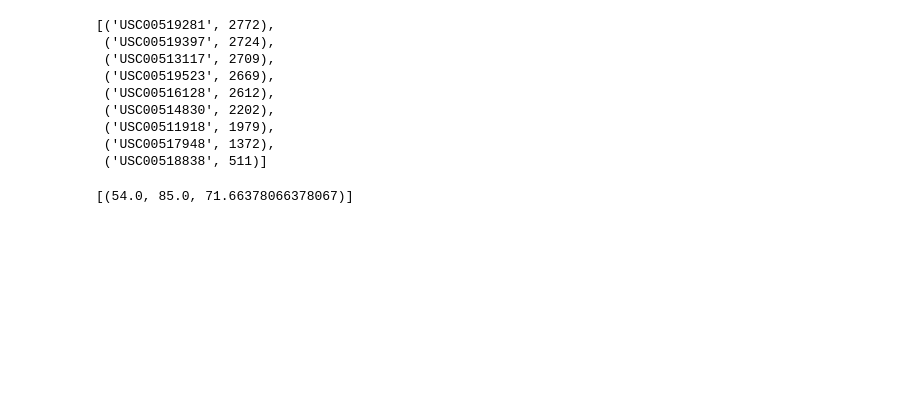
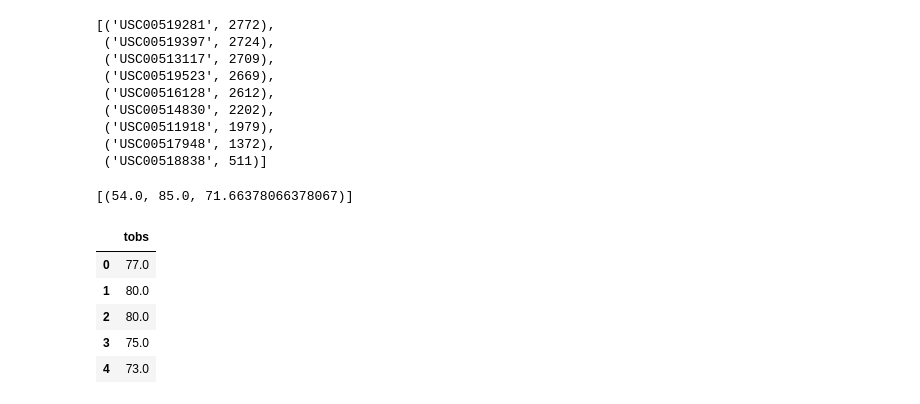
Before and after one commit to maz-king/bootcamp-hw, a Jupyter notebook: SQLAlchemyHW/climate_starter.ipynb, the cells around one changed output. Cells and saved outputs as stored; diff of their text form; code cells hidden in the pictures; blank space fills up the shorter version.

```diff
--- a/SQLAlchemyHW/climate_starter.ipynb
+++ b/SQLAlchemyHW/climate_starter.ipynb
@@ -125,3 +148,17 @@ prcpdf.describe()
 # %%
 # Choose the station with the highest number of temperature observations.
 # Query the last 12 months of temperature observation data for this station and plot the results as a histogram
+
+highstation = session.query(measurements.tobs).\
+        filter(measurements.station == "USC00519281", \
+        func.strftime('%Y-%m-%d', measurements.date) > '2016-08-23').all()
+
+tobsdf = pd.DataFrame(highstation, columns=['tobs'])
+tobsdf.head()
+# %% [output]
+|  | tobs |
+| 0 | 77.0 |
+| 1 | 80.0 |
+| 2 | 80.0 |
+| 3 | 75.0 |
+| 4 | 73.0 |
```
Also changed, not shown: parts of 17 cells of this notebook, 1 other file.
